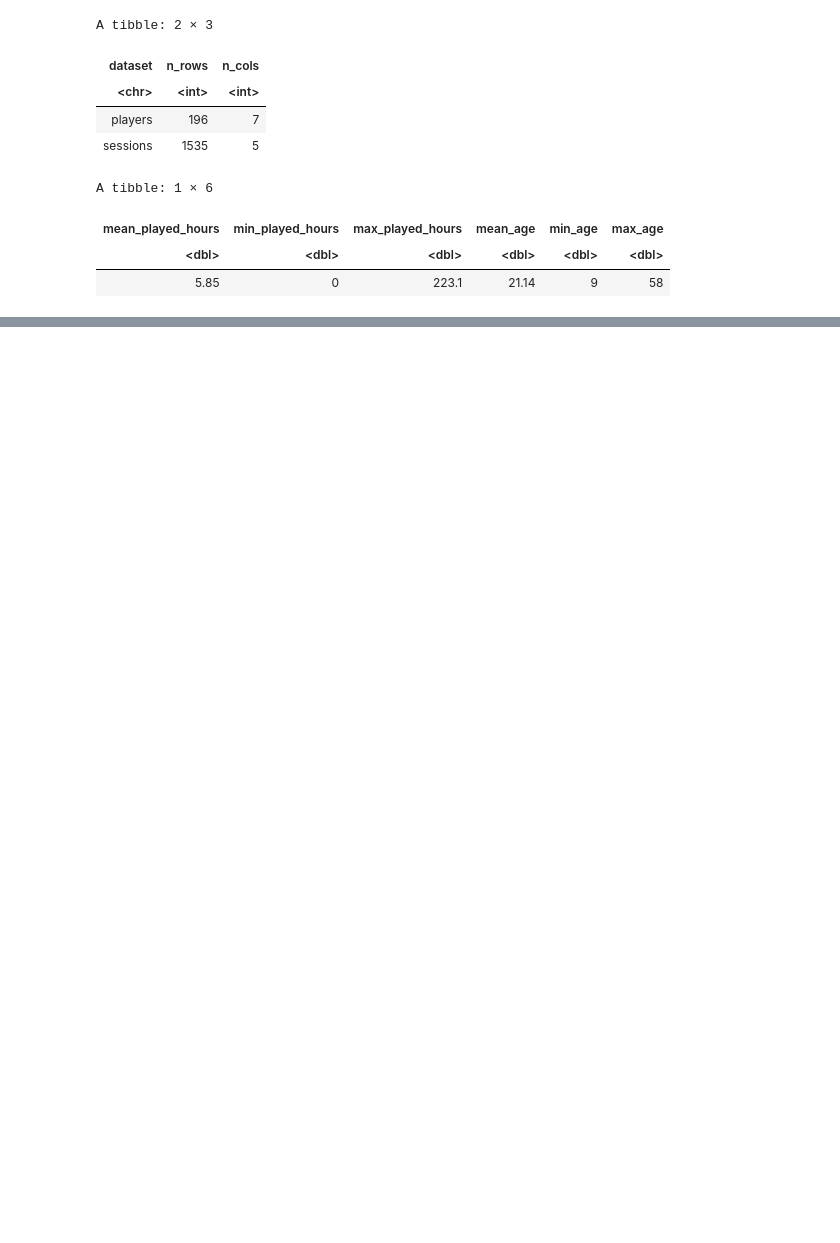
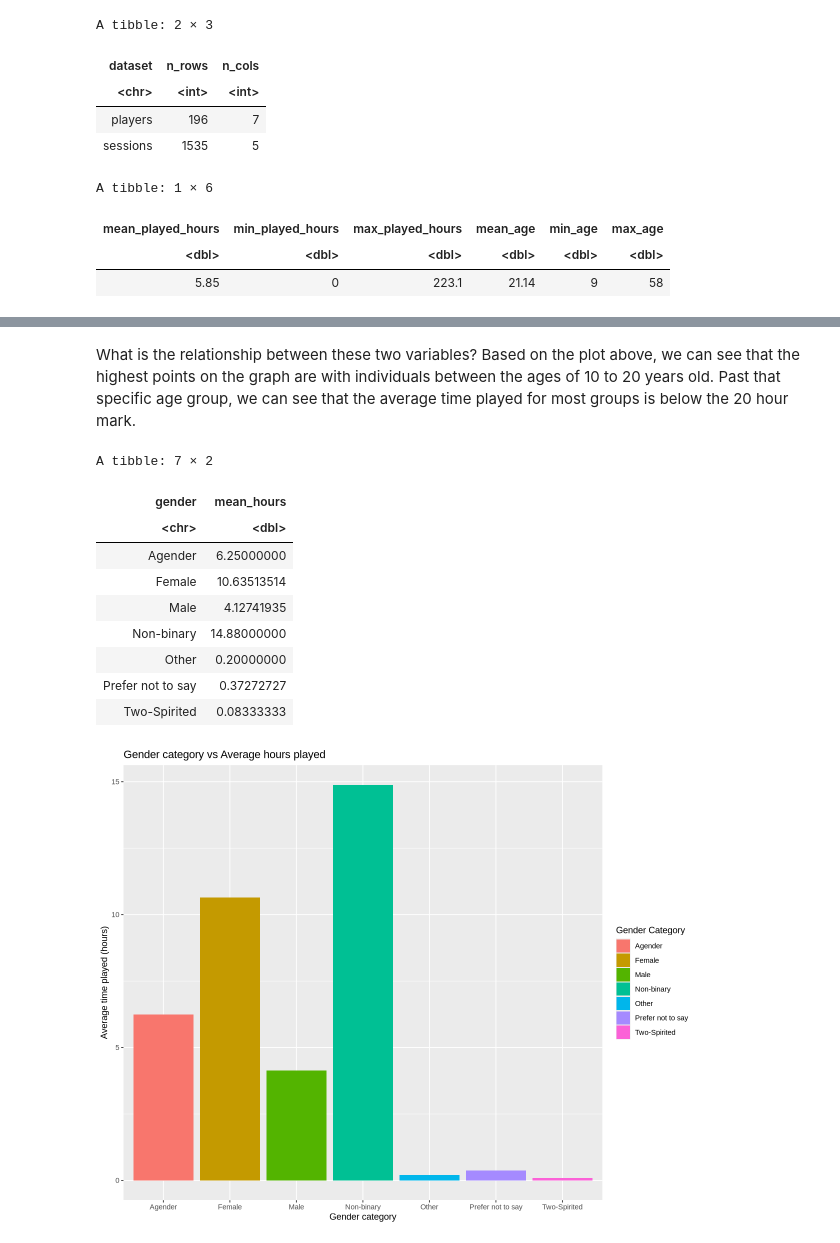
Before and after one commit to ksp1113/dsci-100-indivudal-kp, a Jupyter notebook: ksp-individual-dsci100.ipynb, the cells around one changed output, grey strips where cells are left out. Saved outputs shown, nothing was run; the diff lists cells and outputs as text; code cells hidden in the pictures; blank space fills up the shorter version.

```diff
--- a/ksp-individual-dsci100.ipynb
+++ b/ksp-individual-dsci100.ipynb
@@ -113,0 +113,29 @@ Warning message:
+# %% [markdown]
+What is the relationship between these two variables?
+Based on the plot above, we can see that the highest points on the graph are with individuals between the ages of 10 to 20 years old. Past that specific age group, we can see that the average time played for most groups is below the 20 hour mark.
+# %%
+options(repr.plot.width = 10, repr.plot.height = 8)
+
+#Start by grouping the genders and then finding the mean hours played for each gender category
+players_gender<- players |>
+  group_by(gender) |>
+  summarize(mean_hours = mean(played_hours, na.rm = TRUE))
+players_gender
+
+#Plotting the data out on a easy to view bar plot
+gender_plot <- ggplot(players_gender, aes(x=gender, y= mean_hours, fill = gender)) +
+               geom_bar(stat= "identity")+
+               labs(x= "Gender category", y = "Average time played (hours)", fill = "Gender Category", title = "Gender category vs Average hours played")
+gender_plot
+# %% [output]
+A tibble: 7 × 2
+| gender | mean_hours |
+| <chr> | <dbl> |
+| Agender | 6.25000000 |
+| Female | 10.63513514 |
+| Male | 4.12741935 |
+| Non-binary | 14.88000000 |
+| Other | 0.20000000 |
+| Prefer not to say | 0.37272727 |
+| Two-Spirited | 0.08333333 |
+[figure, added]
```
Also changed, not shown: parts of 8 cells of this notebook.
